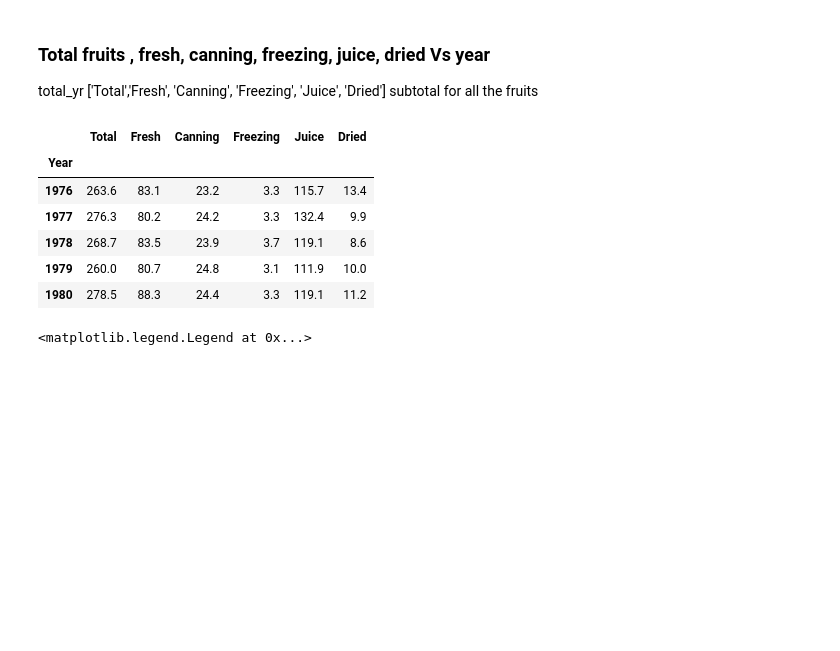
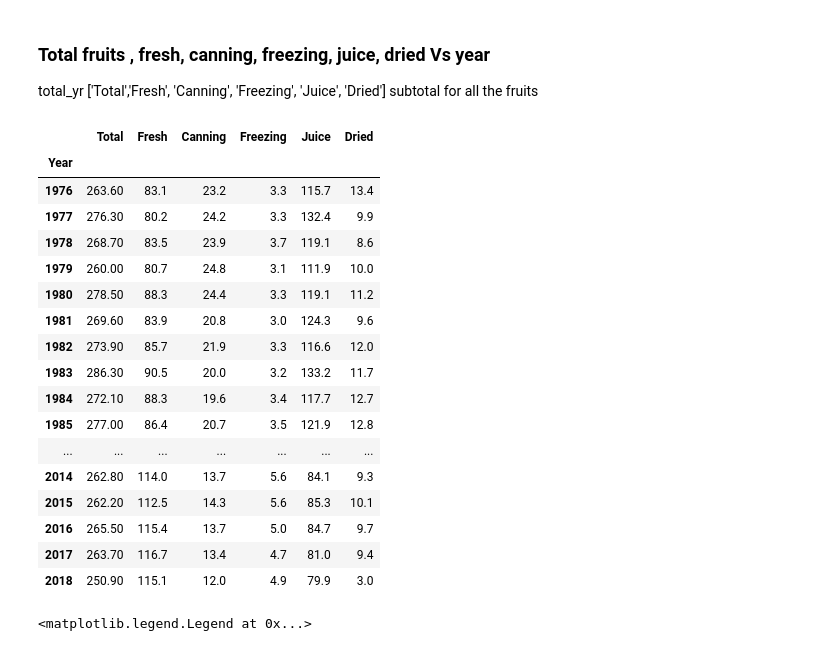
Before and after one commit to haoyuzhang89/w200-Project-US-Diet-Trends-1970-to-2019, a Jupyter notebook: Fruit/Generak Fruit Table A.ipynb, the cells around one changed output. Cells and saved outputs as stored; diff of their text form; code cells hidden in the pictures; blank space fills up the shorter version.

```diff
--- a/Fruit/Generak Fruit Table A.ipynb
+++ b/Fruit/Generak Fruit Table A.ipynb
@@ -104,22 +98,33 @@ total_yr ['Total','Fresh', 'Canning', 'Freezing', 'Juice', 'Dried'] subtotal for
 # %%
 # loading from csv -- total_yr -- run after second time
 
 total_yr = pd.read_csv('dataframe/A1_total_yr.csv')
 
 #total_yr.drop(columns=['Unnamed: 0'], inplace = True)
 
 total_yr.set_index('Year',inplace = True)
 total_yr.index = total_yr.index.map(str)
 
-total_yr.head(5)   ## Total all fruits, fresh, canning, freezing, juice Vs year
+total_yr.head(50)   ## Total all fruits, fresh, canning, freezing, juice Vs year
 # %% [output]
 |  | Total | Fresh | Canning | Freezing | Juice | Dried |
 | Year |  |  |  |  |  |  |
-| 1976 | 263.6 | 83.1 | 23.2 | 3.3 | 115.7 | 13.4 |
-| 1977 | 276.3 | 80.2 | 24.2 | 3.3 | 132.4 | 9.9 |
-| 1978 | 268.7 | 83.5 | 23.9 | 3.7 | 119.1 | 8.6 |
-| 1979 | 260.0 | 80.7 | 24.8 | 3.1 | 111.9 | 10.0 |
-| 1980 | 278.5 | 88.3 | 24.4 | 3.3 | 119.1 | 11.2 |
+| 1976 | 263.60 | 83.1 | 23.2 | 3.3 | 115.7 | 13.4 |
+| 1977 | 276.30 | 80.2 | 24.2 | 3.3 | 132.4 | 9.9 |
+| 1978 | 268.70 | 83.5 | 23.9 | 3.7 | 119.1 | 8.6 |
+| 1979 | 260.00 | 80.7 | 24.8 | 3.1 | 111.9 | 10.0 |
+| 1980 | 278.50 | 88.3 | 24.4 | 3.3 | 119.1 | 11.2 |
+| 1981 | 269.60 | 83.9 | 20.8 | 3.0 | 124.3 | 9.6 |
+| 1982 | 273.90 | 85.7 | 21.9 | 3.3 | 116.6 | 12.0 |
+| 1983 | 286.30 | 90.5 | 20.0 | 3.2 | 133.2 | 11.7 |
+| 1984 | 272.10 | 88.3 | 19.6 | 3.4 | 117.7 | 12.7 |
+| 1985 | 277.00 | 86.4 | 20.7 | 3.5 | 121.9 | 12.8 |
+| ... | ... | ... | ... | ... | ... | ... |
+| 2014 | 262.80 | 114.0 | 13.7 | 5.6 | 84.1 | 9.3 |
+| 2015 | 262.20 | 112.5 | 14.3 | 5.6 | 85.3 | 10.1 |
+| 2016 | 265.50 | 115.4 | 13.7 | 5.0 | 84.7 | 9.7 |
+| 2017 | 263.70 | 116.7 | 13.4 | 4.7 | 81.0 | 9.4 |
+| 2018 | 250.90 | 115.1 | 12.0 | 4.9 | 79.9 | 3.0 |
 # %%
 # original set up -- total_yr -- Only for first time
 
```
Also changed, not shown: parts of 1 cell of this notebook.
